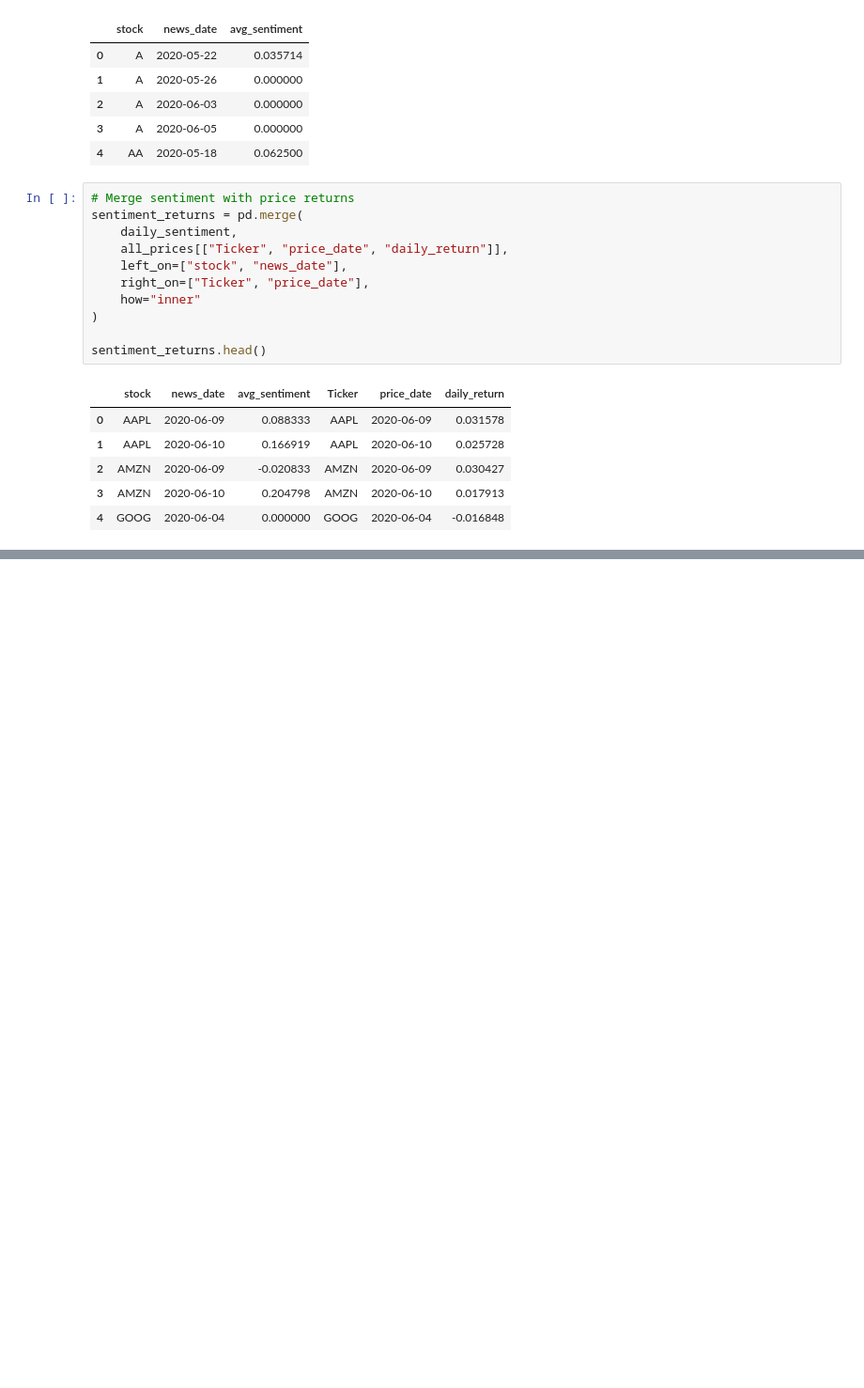
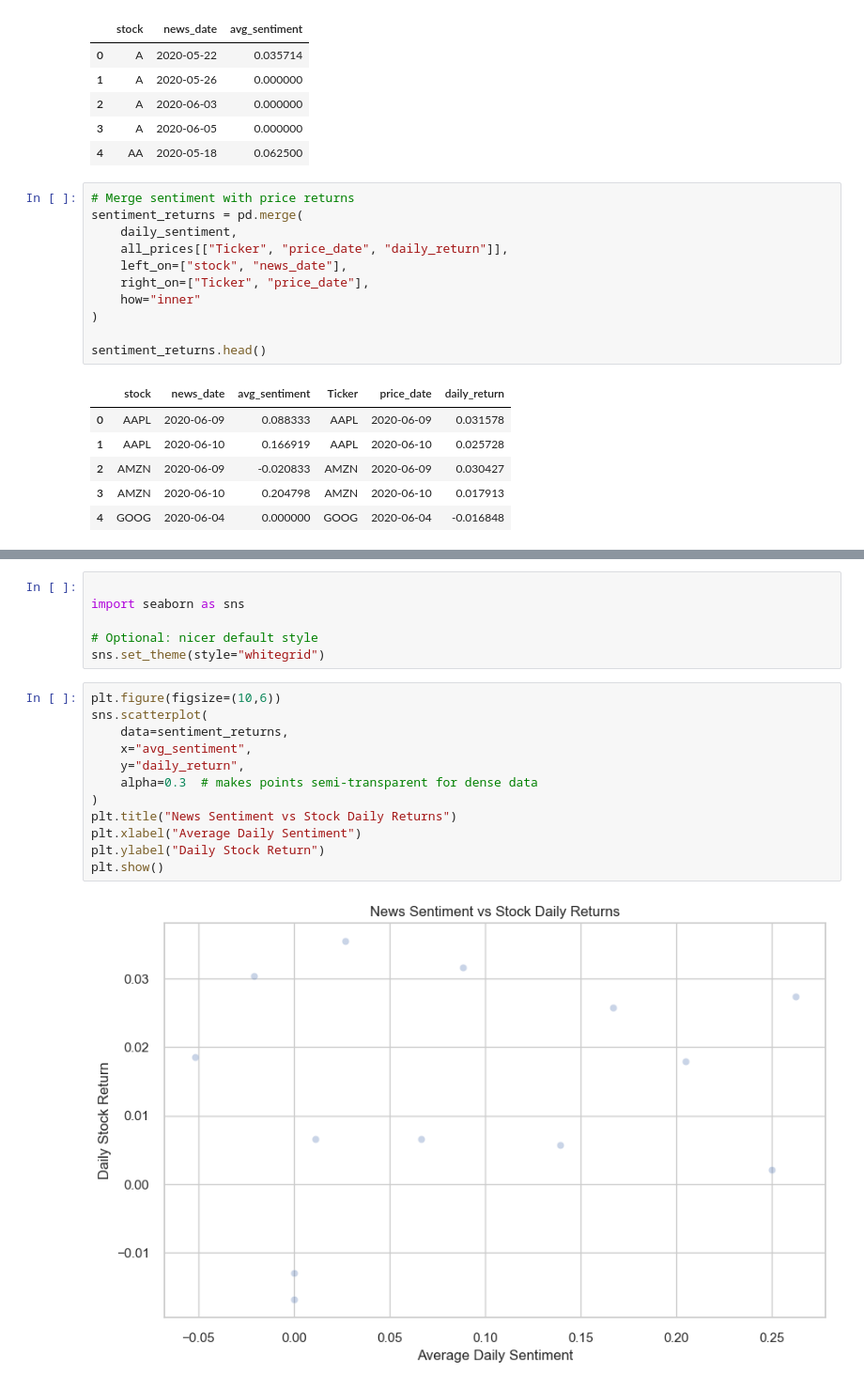
Before and after one commit to Feven777/Predicting_Price_Moves_with_News_Sentiment, a Jupyter notebook: notebooks/stock.ipynb, the cells around one changed output, grey strips where cells are left out. Shown: that part at 94% size. Cells and saved outputs as stored; diff of their text form; blank space fills up the shorter version.

```diff
--- a/notebooks/stock.ipynb
+++ b/notebooks/stock.ipynb
@@ -431,0 +450,20 @@ sentiment_returns.head()
+# %%
+
+import seaborn as sns
+
+# Optional: nicer default style
+sns.set_theme(style="whitegrid")
+# %%
+plt.figure(figsize=(10,6))
+sns.scatterplot(
+    data=sentiment_returns,
+    x="avg_sentiment",
+    y="daily_return",
+    alpha=0.3  # makes points semi-transparent for dense data
+)
+plt.title("News Sentiment vs Stock Daily Returns")
+plt.xlabel("Average Daily Sentiment")
+plt.ylabel("Daily Stock Return")
+plt.show()
+# %% [output]
+[figure, added]
```
Also changed, not shown: parts of 8 cells of this notebook.
